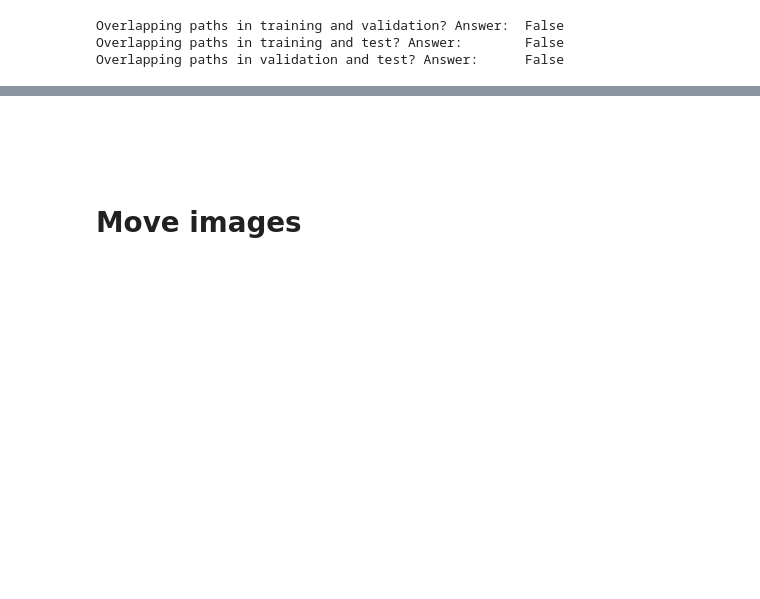
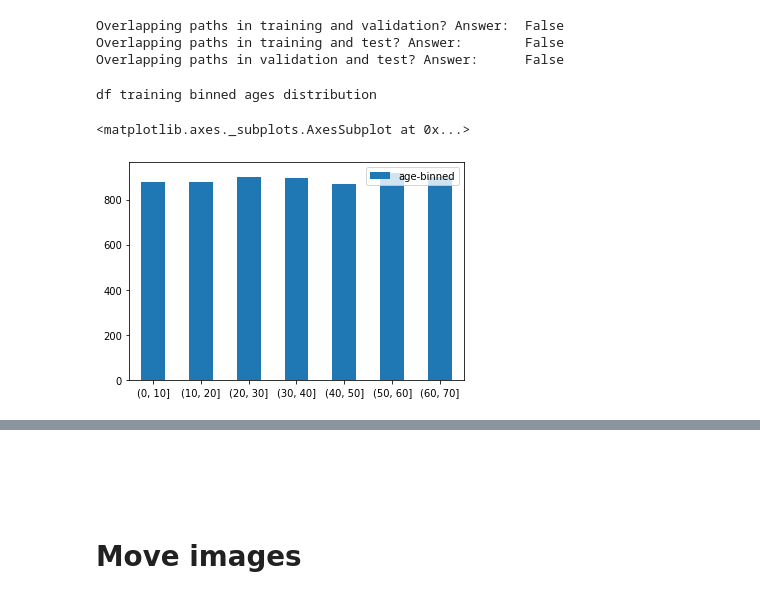
Before and after one commit to paulorijnberg/deep-learning-age-estimation, a Jupyter notebook: notebooks/new-structure-dataset.ipynb, the cells around one changed output, grey strips where cells are left out. Drawn from its saved outputs; the diff is of its cells as text; code cells hidden in the pictures; blank space fills up the shorter version.

```diff
--- a/notebooks/new-structure-dataset.ipynb
+++ b/notebooks/new-structure-dataset.ipynb
@@ -262,3 +309,10 @@ print('Overlapping paths in validation and test? Answer:     ', bool(set(df_vali
 Overlapping paths in training and validation? Answer:  False
 Overlapping paths in training and test? Answer:        False
 Overlapping paths in validation and test? Answer:      False
+# %%
+print('df_training binned ages distribution')
+pd.DataFrame(df_training['age-binned'].value_counts()).sort_index().plot.bar(rot=0)
+# %% [output]
+df training binned ages distribution
+<matplotlib.axes._subplots.AxesSubplot at 0x...>
+[figure, added]
```
Also changed, not shown: parts of 18 cells of this notebook, 1 other file.
